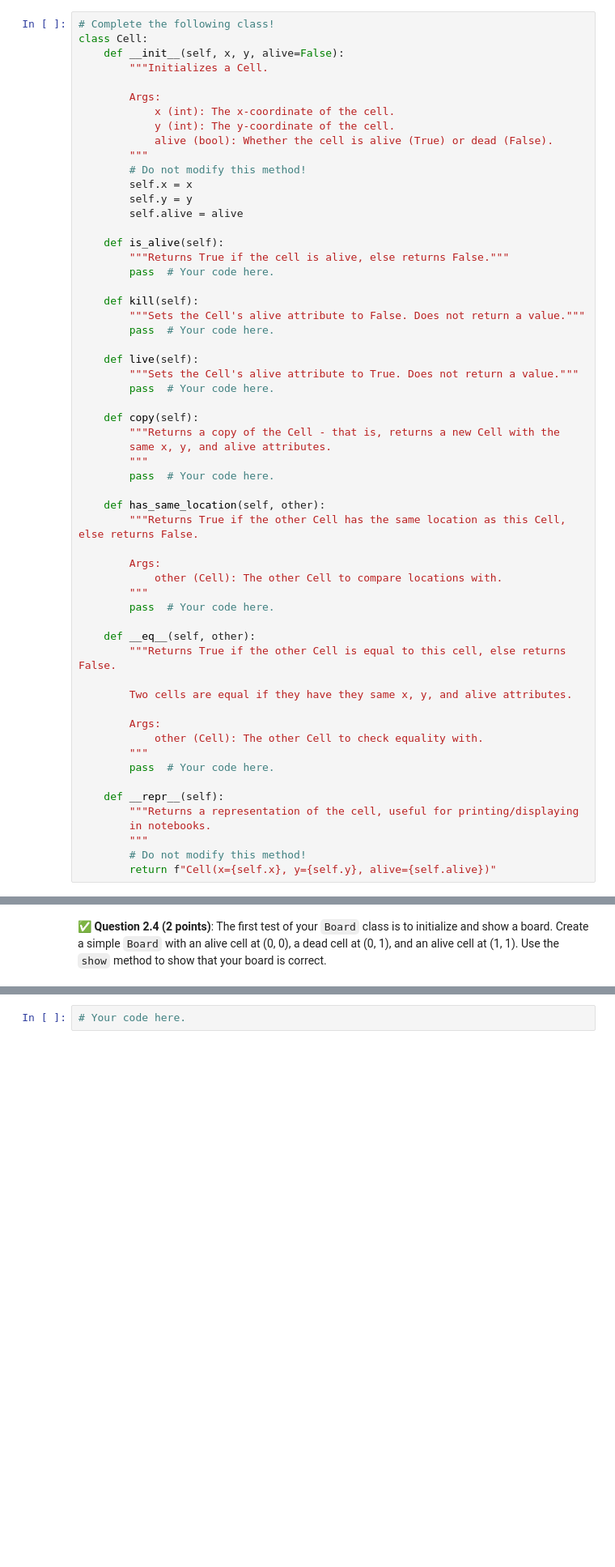
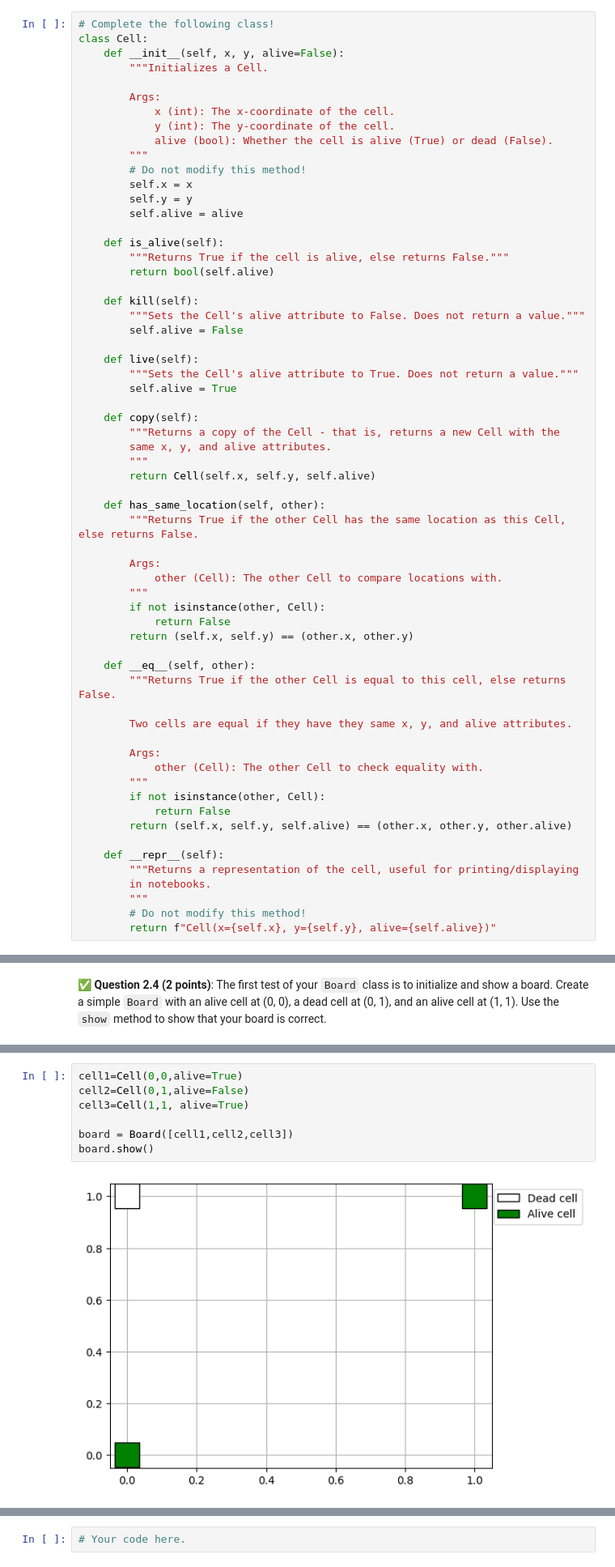
Before and after one commit to nasajoel2032/CMSE202-f25-turnin, a Jupyter notebook: hw-02/HW2.ipynb, the cells around one changed output, grey strips where cells are left out. Shown at 81% size. Drawn from its saved outputs; the diff is of its cells as text; blank space fills up the shorter version.

```diff
--- a/hw-02/HW2.ipynb
+++ b/hw-02/HW2.ipynb
@@ -84,21 +88,21 @@ class Cell:
 
     def is_alive(self):
         """Returns True if the cell is alive, else returns False."""
-        pass  # Your code here.
+        return bool(self.alive)
 
     def kill(self):
         """Sets the Cell's alive attribute to False. Does not return a value."""
-        pass  # Your code here.
+        self.alive = False
 
     def live(self):
         """Sets the Cell's alive attribute to True. Does not return a value."""
-        pass  # Your code here.
+        self.alive = True
 
     def copy(self):
         """Returns a copy of the Cell - that is, returns a new Cell with the
         same x, y, and alive attributes.
         """
-        pass  # Your code here.
+        return Cell(self.x, self.y, self.alive)
 
     def has_same_location(self, other):
         """Returns True if the other Cell has the same location as this Cell, else returns False.
@@ -106,7 +110,9 @@ class Cell:
         Args:
             other (Cell): The other Cell to compare locations with.
         """
-        pass  # Your code here.
+        if not isinstance(other, Cell):
+            return False
+        return (self.x, self.y) == (other.x, other.y)
 
     def __eq__(self, other):
         """Returns True if the other Cell is equal to this cell, else returns False.
@@ -116,7 +122,9 @@ class Cell:
         Args:
             other (Cell): The other Cell to check equality with.
         """
-        pass  # Your code here.
+        if not isinstance(other, Cell):
+            return False
+        return (self.x, self.y, self.alive) == (other.x, other.y, other.alive)
 
     def __repr__(self):
         """Returns a representation of the cell, useful for printing/displaying
@@ -303,3 +355,12 @@ class Board:
+# %%
+cell1=Cell(0,0,alive=True)
+cell2=Cell(0,1,alive=False)
+cell3=Cell(1,1, alive=True)
+
+board = Board([cell1,cell2,cell3])
+board.show()
+# %% [output]
+[figure, added]
 # %% [markdown]
 &#9989; **Question 2.5 (6 points)**: Using the provided random state (**Don't change this!**):
 
```
Also changed, not shown: parts of 16 cells of this notebook.
